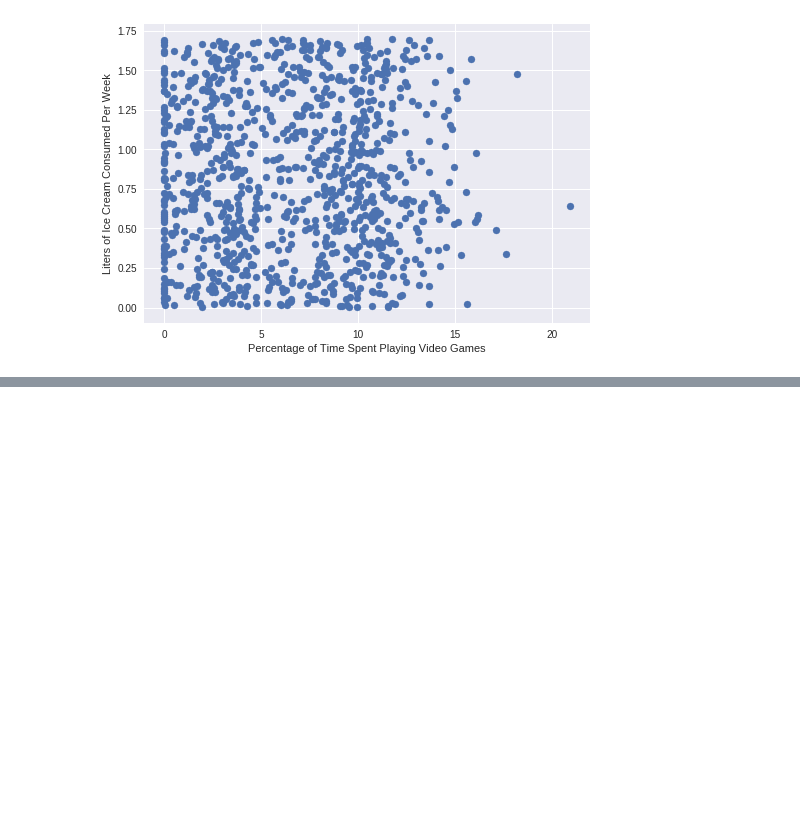
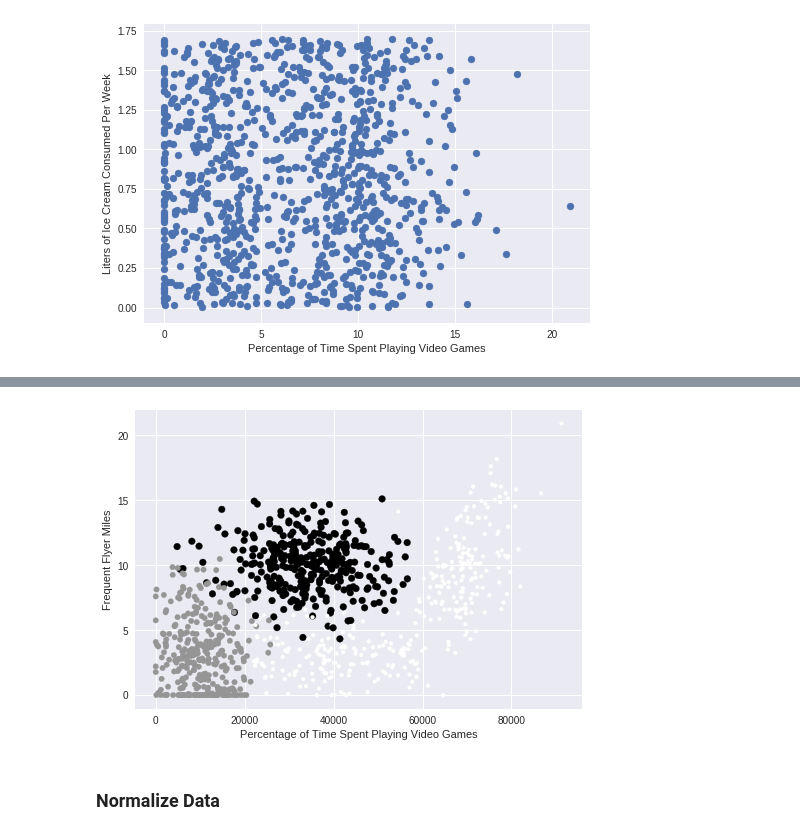
Before and after one commit to JacksonIsaac/colab_notebooks, a Jupyter notebook: Chap2_machine_learning_in_action.ipynb, the cells around one changed output, grey strips where cells are left out. Drawn from its saved outputs; the diff is of its cells as text; code cells hidden in the pictures; blank space fills up the shorter version.

```diff
--- a/Chap2_machine_learning_in_action.ipynb
+++ b/Chap2_machine_learning_in_action.ipynb
@@ -186,0 +197,12 @@ plt.show()
+# %%
+fig = plt.figure()
+ax = fig.add_subplot(111)
+ax.scatter(dating_data[:,0], dating_data[:,1],
+15.0*np.array(dating_labels), 15.0*np.array(dating_labels))
+plt.ylabel('Frequent Flyer Miles')
+plt.xlabel('Percentage of Time Spent Playing Video Games')
+plt.show()
+# %% [output]
+[figure, added]
+# %% [markdown]
+### Normalize Data
```
Also changed, not shown: parts of 12 cells of this notebook.
